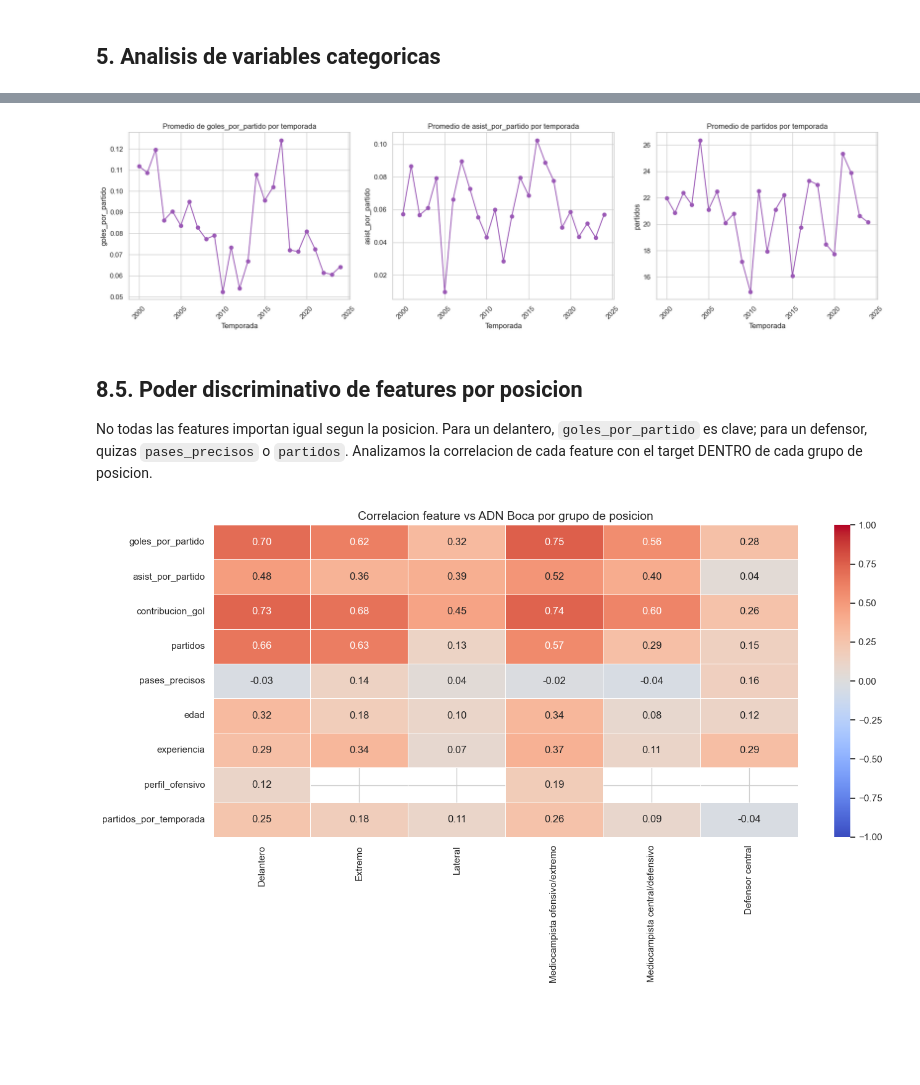
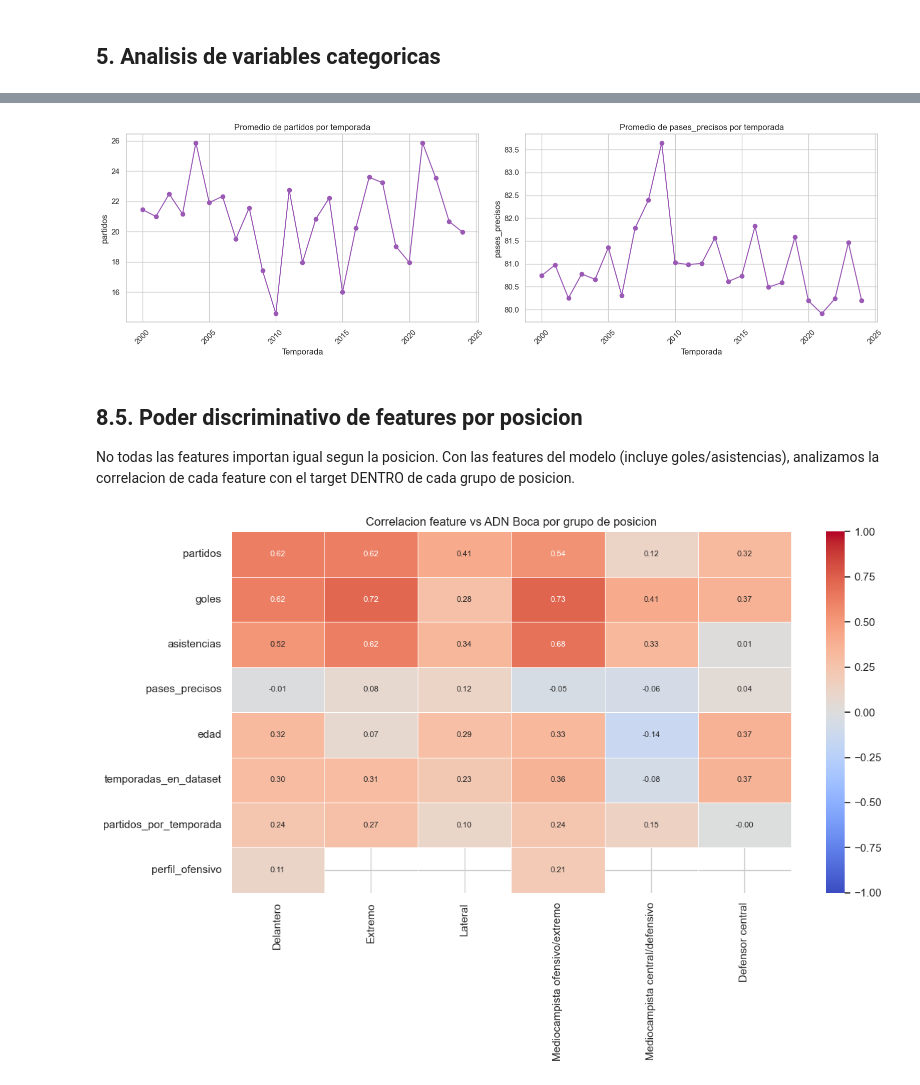
Before and after one commit to agumarquez10/boca-scouting-ds, a Jupyter notebook: src/eda.ipynb, the cells around one changed output, grey strips where cells are left out. Saved outputs shown, nothing was run; the diff lists cells and outputs as text; code cells hidden in the pictures; blank space fills up the shorter version.

```diff
--- a/src/eda.ipynb
+++ b/src/eda.ipynb
@@ -54,0 +72,11 @@ Dimensiones: 810 filas x 12 columnas
+# %%
+# rating desde el raw, SOLO descriptivo (no es feature del modelo)
+raw = pd.read_csv(os.path.join(DATA_DIR, 'adn_boca_real.csv'))
+rating_raw = raw[['nombre', 'temporada', 'rating']].drop_duplicates(
+    subset=['nombre', 'temporada'], keep='first')
+df = df.merge(rating_raw, on=['nombre', 'temporada'], how='left')
+print(f'rating nulos tras join: {df["rating"].isna().sum()}')
+print(f'rating rango: {df["rating"].min()} - {df["rating"].max()}')
+print(f'rating promedio: {df["rating"].mean():.2f}')
+print('\nrating se EXCLUYE de las features del modelo (campo descriptivo).')
+df[["nombre", "temporada", "rating"]].head()
@@ -188,13 +242,14 @@ KeyError: "['goles', 'asistencias', 'goles_por_partido', 'asist_por_partido', 'c
 # %%
-# Histogramas de variables raw
-fig, axes = plt.subplots(2, 2, figsize=(12, 10))
-for i, col in enumerate(numericas_raw):
+# Histogramas de uso y produccion ofensiva
+cols = grupo_uso + grupo_produccion
+fig, axes = plt.subplots(2, 2, figsize=(12, 8))
+for i, col in enumerate(cols):
     ax = axes[i // 2, i % 2]
     df[col].hist(bins=30, ax=ax, color='#3498db', edgecolor='black', alpha=0.7)
     ax.set_title(f'Distribucion de {col}')
     ax.set_xlabel(col)
     ax.set_ylabel('Frecuencia')
 plt.tight_layout()
-plt.savefig(os.path.join(OUTPUT_DIR, '02_histogramas_raw.png'), dpi=150, bbox_inches='tight')
+plt.savefig(os.path.join(OUTPUT_DIR, '02_histogramas_uso.png'), dpi=150, bbox_inches='tight')
 plt.show()
 # %% [output]
@@ -203,13 +257,14 @@ KeyError: 'goles'
 # %%
-# Histogramas de variables de tasas y perfil
-fig, axes = plt.subplots(3, 3, figsize=(15, 12))
-for i, col in enumerate(numericas_tasas + numericas_perfil[:6]):
+# Histogramas de variables de perfil temporal y rol
+cols_perfil = grupo_temporal + grupo_rol
+fig, axes = plt.subplots(2, 3, figsize=(15, 10))
+for i, col in enumerate(cols_perfil):
     ax = axes[i // 3, i % 3]
     df[col].hist(bins=30, ax=ax, color='#9b59b6', edgecolor='black', alpha=0.7)
     ax.set_title(f'Distribucion de {col}')
     ax.set_xlabel(col)
     ax.set_ylabel('Frecuencia')
 plt.tight_layout()
-plt.savefig(os.path.join(OUTPUT_DIR, '03_histogramas_tasas_perfil.png'), dpi=150, bbox_inches='tight')
+plt.savefig(os.path.join(OUTPUT_DIR, '03_histogramas_perfil.png'), dpi=150, bbox_inches='tight')
 plt.show()
 # %% [output]
@@ -485,8 +537,8 @@ plt.show()
 # %%
 # Evolucion de metricas clave por temporada (promedio)
-metricas_temporales = ['goles_por_partido', 'asist_por_partido', 'partidos']
+metricas_temporales = ['partidos', 'pases_precisos']
 
-fig, axes = plt.subplots(1, 3, figsize=(18, 5))
+fig, axes = plt.subplots(1, 2, figsize=(16, 5))
 for i, col in enumerate(metricas_temporales):
     promedio_temp = df.groupby('temporada')[col].mean()
     axes[i].plot(promedio_temp.index, promedio_temp.values, marker='o', color='#9b59b6')
@@ -495,43 +547,40 @@ for i, col in enumerate(metricas_temporales):
     axes[i].set_ylabel(col)
     axes[i].tick_params(axis='x', rotation=45)
 plt.tight_layout()
-plt.savefig(os.path.join(OUTPUT_DIR, '10_metricas_por_temporada.png'), dpi=150, bbox_inches='tight')
+plt.savefig(os.path.join(OUTPUT_DIR, '11_metricas_por_temporada.png'), dpi=150, bbox_inches='tight')
 plt.show()
 # %% [output]
-[figure, old version]
+[figure, new version]
 # %% [markdown]
 ## 8.5. Poder discriminativo de features por posicion
 
-No todas las features importan igual segun la posicion.
-Para un delantero, `goles_por_partido` es clave; para un defensor, quizas `pases_precisos` o `partidos`.
-Analizamos la correlacion de cada feature con el target DENTRO de cada grupo de posicion.
+No todas las features importan igual segun la posicion. Con las features del modelo (incluye goles/asistencias), analizamos la correlacion de cada feature con el target DENTRO de cada grupo de posicion.
 # %%
 # Heatmap: correlacion feature-target por grupo de posicion
-# Excluimos Arquero porque no aplican features ofensivas
-features_analisis = ['goles_por_partido', 'asist_por_partido', 'contribucion_gol',
-                      'partidos', 'pases_precisos', 'edad', 'experiencia',
-                      'perfil_ofensivo', 'partidos_por_temporada']
+features_analisis = ['partidos', 'goles', 'asistencias', 'pases_precisos', 'edad',
+                     'temporadas_en_dataset', 'partidos_por_temporada', 'perfil_ofensivo']
 
 posiciones_filtradas = [p for p in df['grupo_posicion'].unique() if p != 'Arquero']
+
 corr_por_posicion = []
 for pos in posiciones_filtradas:
     mask = df['grupo_posicion'] == pos
     corr = df[mask][features_analisis + ['etiqueta']].corr()['etiqueta'].drop('etiqueta')
     corr_por_posicion.append(corr.values)
 
 corr_matrix_pos = pd.DataFrame(corr_por_posicion,
                                index=posiciones_filtradas,
                                columns=features_analisis).T
 
-fig, ax = plt.subplots(figsize=(14, 8))
+fig, ax = plt.subplots(figsize=(12, 8))
 sns.heatmap(corr_matrix_pos, annot=True, fmt='.2f', cmap='coolwarm',
-            center=0, vmin=-1, vmax=1, linewidths=0.5, ax=ax)
-ax.set_title('Correlacion feature vs ADN Boca por grupo de posicion', fontsize=14)
+            center=0, vmin=-1, vmax=1, linewidths=0.5, ax=ax, annot_kws={'size': 8})
+ax.set_title('Correlacion feature vs ADN Boca por grupo de posicion', fontsize=12)
 plt.tight_layout()
-plt.savefig(os.path.join(OUTPUT_DIR, '13_correlacion_por_posicion.png'), dpi=150, bbox_inches='tight')
+plt.savefig(os.path.join(OUTPUT_DIR, '12_correlacion_por_posicion.png'), dpi=150, bbox_inches='tight')
 plt.show()
 # %% [output]
-[figure, old version]
+[figure, new version]
 # %%
 # Top-3 features por posicion (por correlacion absoluta)
 top3_por_pos = {}
```
Also changed, not shown: parts of 36 cells of this notebook, 17 other files.
